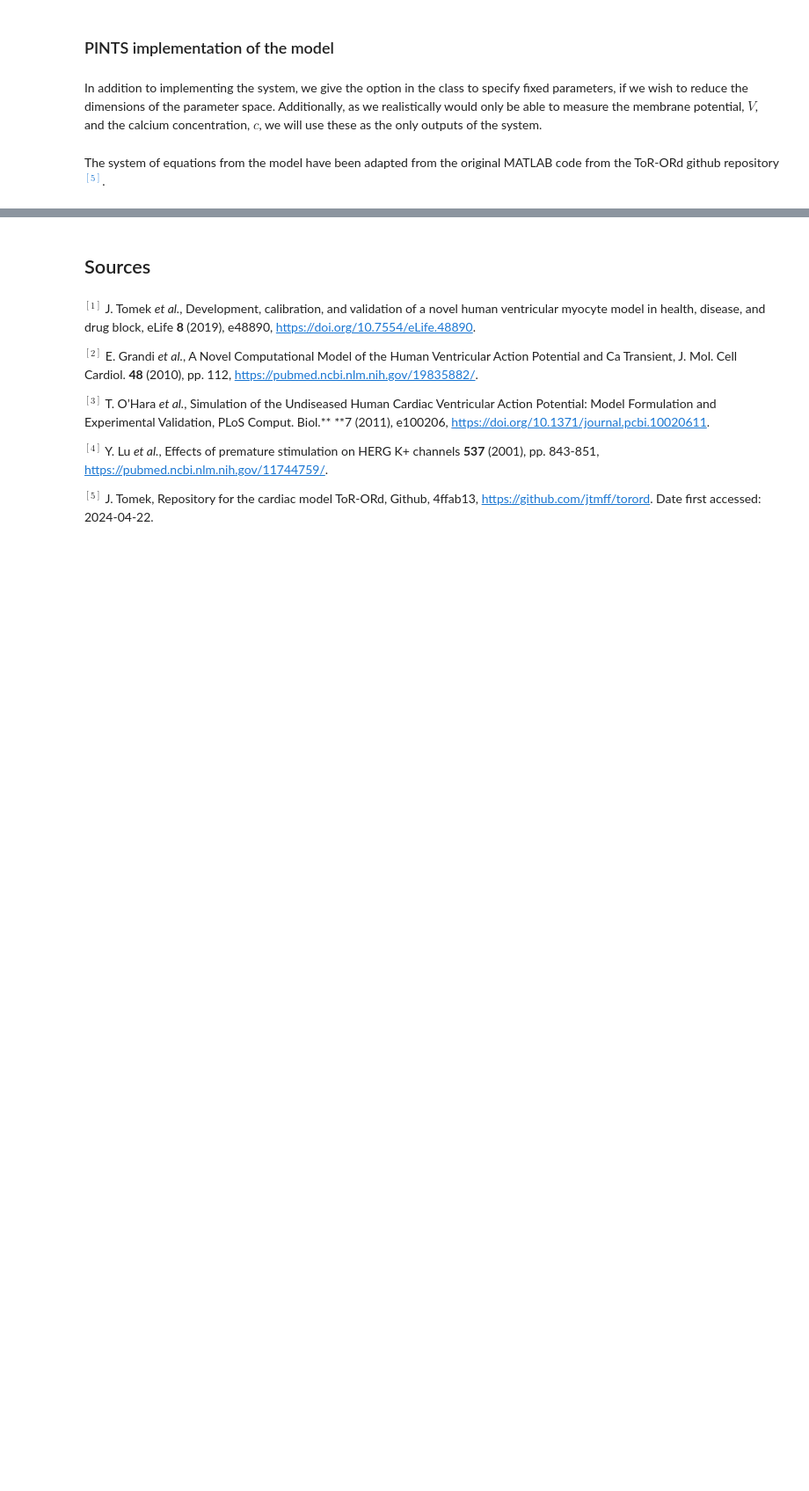
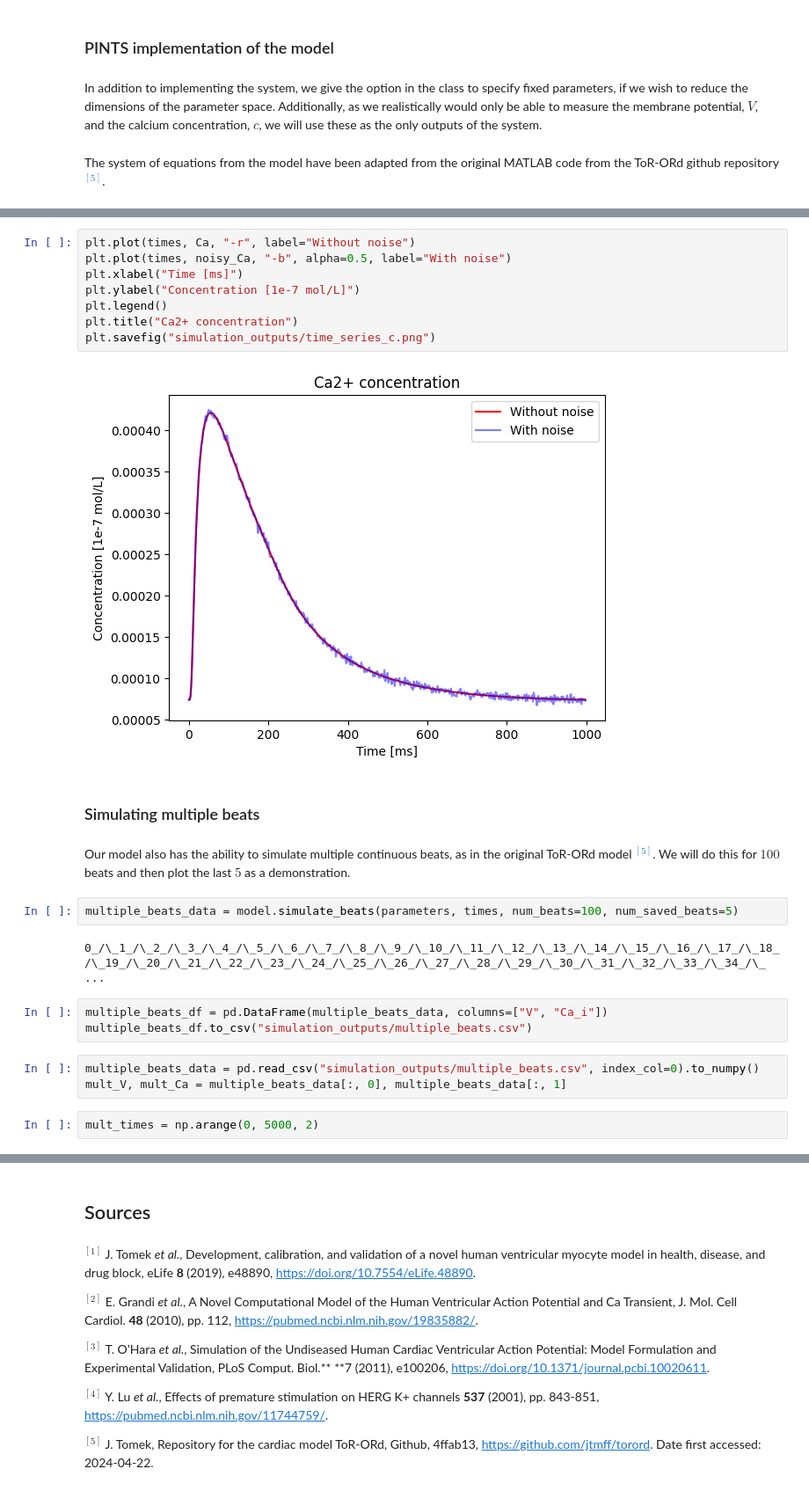
Before and after one commit to mghosh00/CardiacModels, a Jupyter notebook: cardiac_models/examples/torord/torord.ipynb, the cells around one changed output, grey strips where cells are left out. Shown: that part at 88% size. Cells and saved outputs as stored; diff of their text form; blank space fills up the shorter version.

```diff
--- a/cardiac_models/examples/torord/torord.ipynb
+++ b/cardiac_models/examples/torord/torord.ipynb
@@ -236,0 +293,27 @@ class ToRORdModel(pints.ForwardModel):
+# %%
+plt.plot(times, Ca, "-r", label="Without noise")
+plt.plot(times, noisy_Ca, "-b", alpha=0.5, label="With noise")
+plt.xlabel("Time [ms]")
+plt.ylabel("Concentration [1e-7 mol/L]")
+plt.legend()
+plt.title("Ca2+ concentration")
+plt.savefig("simulation_outputs/time_series_c.png")
+# %% [output]
+[figure, added]
+# %% [markdown]
+### Simulating multiple beats
+# %% [markdown]
+Our model also has the ability to simulate multiple continuous beats, as in the original ToR-ORd model [$^{[5]}$](#Sources). We will do this for $100$ beats
+and then plot the last $5$ as a demonstration.
+# %%
+multiple_beats_data = model.simulate_beats(parameters, times, num_beats=100, num_saved_beats=5)
+# %% [output]
+0_/\_1_/\_2_/\_3_/\_4_/\_5_/\_6_/\_7_/\_8_/\_9_/\_10_/\_11_/\_12_/\_13_/\_14_/\_15_/\_16_/\_17_/\_18_/\_19_/\_20_/\_21_/\_22_/\_23_/\_24_/\_25_/\_26_/\_27_/\_28_/\_29_/\_30_/\_31_/\_32_/\_33_/\_34_/\_ ...
+# %%
+multiple_beats_df = pd.DataFrame(multiple_beats_data, columns=["V", "Ca_i"])
+multiple_beats_df.to_csv("simulation_outputs/multiple_beats.csv")
+# %%
+multiple_beats_data = pd.read_csv("simulation_outputs/multiple_beats.csv", index_col=0).to_numpy()
+mult_V, mult_Ca = multiple_beats_data[:, 0], multiple_beats_data[:, 1]
+# %%
+mult_times = np.arange(0, 5000, 2)
```
Also changed, not shown: parts of 35 cells of this notebook, 3 other files.
